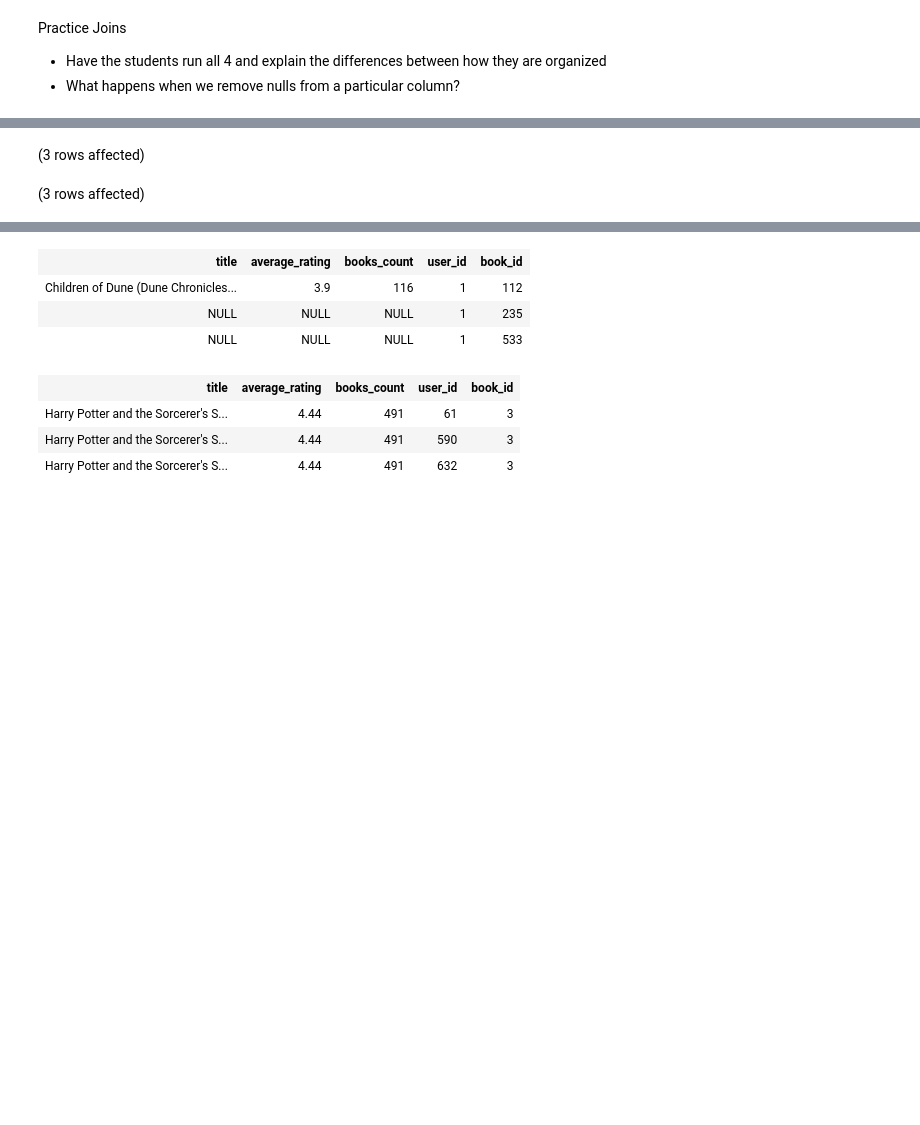
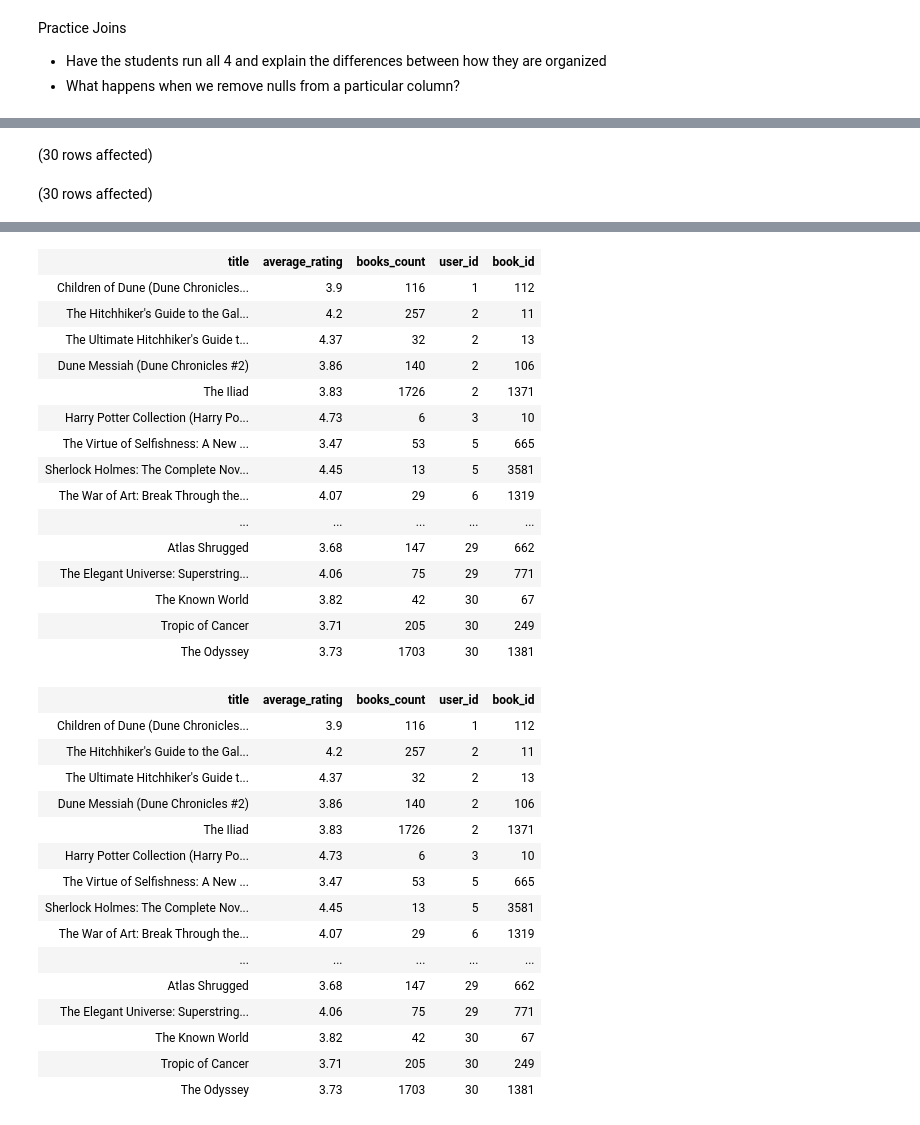
Before and after one commit to yayasanya/SQL-Part-3-Exercises, a Jupyter notebook: SQL-Part-3-Exercises/Notebook-1.ipynb, the cells around one changed output, grey strips where cells are left out. Drawn from its saved outputs; the diff is of its cells as text; code cells hidden in the pictures; blank space fills up the shorter version.

Commit message:
q1 created, working on join tables

```diff
--- a/SQL-Part-3-Exercises/Notebook-1.ipynb
+++ b/SQL-Part-3-Exercises/Notebook-1.ipynb
@@ -45,16 +135,16 @@ Total execution time: 00:00:09.603
 # %%
--- RIGHT JOIN
-SELECT TOP 3 b.title, b.average_rating, b.books_count,tr.user_id, tr.book_id
+-- INNER JOIN
+SELECT TOP 30 b.title, b.average_rating, b.books_count,tr.user_id, tr.book_id
 FROM BooksDB.dbo.books AS b
-RIGHT JOIN BooksDB.dbo.to_read AS tr
+INNER JOIN BooksDB.dbo.to_read AS tr
 ON b.book_id = tr.book_id;
 
--- RIGHT JOIN USING 'IS NOT NULL'
-SELECT TOP 3 b.title, b.average_rating, b.books_count,tr.user_id, tr.book_id
+-- INNER JOIN USING 'IS NOT NULL'
+SELECT TOP 30 b.title, b.average_rating, b.books_count,tr.user_id, tr.book_id
 FROM BooksDB.dbo.books AS b
-RIGHT JOIN BooksDB.dbo.to_read AS tr
+INNER JOIN BooksDB.dbo.to_read AS tr
 ON b.book_id = tr.book_id
-WHERE b.average_rating IS NOT NULL;
+WHERE tr.user_id IS NOT NULL;
 # %% [output]
-(3 rows affected)
+(30 rows affected)
-(3 rows affected)
+(30 rows affected)
@@ -62,8 +152,32 @@ Total execution time: 00:00:04.432
 | title | average_rating | books_count | user_id | book_id |
 | Children of Dune (Dune Chronicles... | 3.9 | 116 | 1 | 112 |
-| NULL | NULL | NULL | 1 | 235 |
-| NULL | NULL | NULL | 1 | 533 |
+| The Hitchhiker's Guide to the Gal... | 4.2 | 257 | 2 | 11 |
+| The Ultimate Hitchhiker's Guide t... | 4.37 | 32 | 2 | 13 |
+| Dune Messiah (Dune Chronicles #2) | 3.86 | 140 | 2 | 106 |
+| The Iliad | 3.83 | 1726 | 2 | 1371 |
+| Harry Potter Collection (Harry Po... | 4.73 | 6 | 3 | 10 |
+| The Virtue of Selfishness: A New ... | 3.47 | 53 | 5 | 665 |
+| Sherlock Holmes: The Complete Nov... | 4.45 | 13 | 5 | 3581 |
+| The War of Art: Break Through the... | 4.07 | 29 | 6 | 1319 |
+| ... | ... | ... | ... | ... |
+| Atlas Shrugged | 3.68 | 147 | 29 | 662 |
+| The Elegant Universe: Superstring... | 4.06 | 75 | 29 | 771 |
+| The Known World | 3.82 | 42 | 30 | 67 |
+| Tropic of Cancer | 3.71 | 205 | 30 | 249 |
+| The Odyssey | 3.73 | 1703 | 30 | 1381 |
 | title | average_rating | books_count | user_id | book_id |
-| Harry Potter and the Sorcerer's S... | 4.44 | 491 | 61 | 3 |
-| Harry Potter and the Sorcerer's S... | 4.44 | 491 | 590 | 3 |
-| Harry Potter and the Sorcerer's S... | 4.44 | 491 | 632 | 3 |
+| Children of Dune (Dune Chronicles... | 3.9 | 116 | 1 | 112 |
+| The Hitchhiker's Guide to the Gal... | 4.2 | 257 | 2 | 11 |
+| The Ultimate Hitchhiker's Guide t... | 4.37 | 32 | 2 | 13 |
+| Dune Messiah (Dune Chronicles #2) | 3.86 | 140 | 2 | 106 |
+| The Iliad | 3.83 | 1726 | 2 | 1371 |
+| Harry Potter Collection (Harry Po... | 4.73 | 6 | 3 | 10 |
+| The Virtue of Selfishness: A New ... | 3.47 | 53 | 5 | 665 |
+| Sherlock Holmes: The Complete Nov... | 4.45 | 13 | 5 | 3581 |
+| The War of Art: Break Through the... | 4.07 | 29 | 6 | 1319 |
+| ... | ... | ... | ... | ... |
+| Atlas Shrugged | 3.68 | 147 | 29 | 662 |
+| The Elegant Universe: Superstring... | 4.06 | 75 | 29 | 771 |
+| The Known World | 3.82 | 42 | 30 | 67 |
+| Tropic of Cancer | 3.71 | 205 | 30 | 249 |
+| The Odyssey | 3.73 | 1703 | 30 | 1381 |
```
Also changed, not shown: parts of 13 cells of this notebook.
